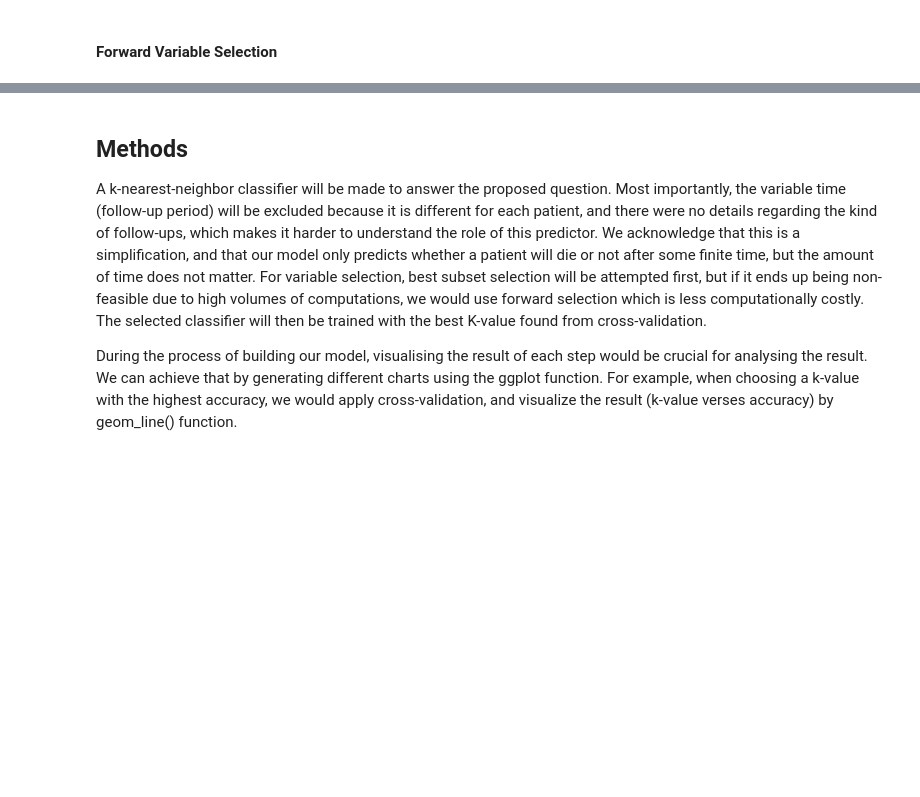
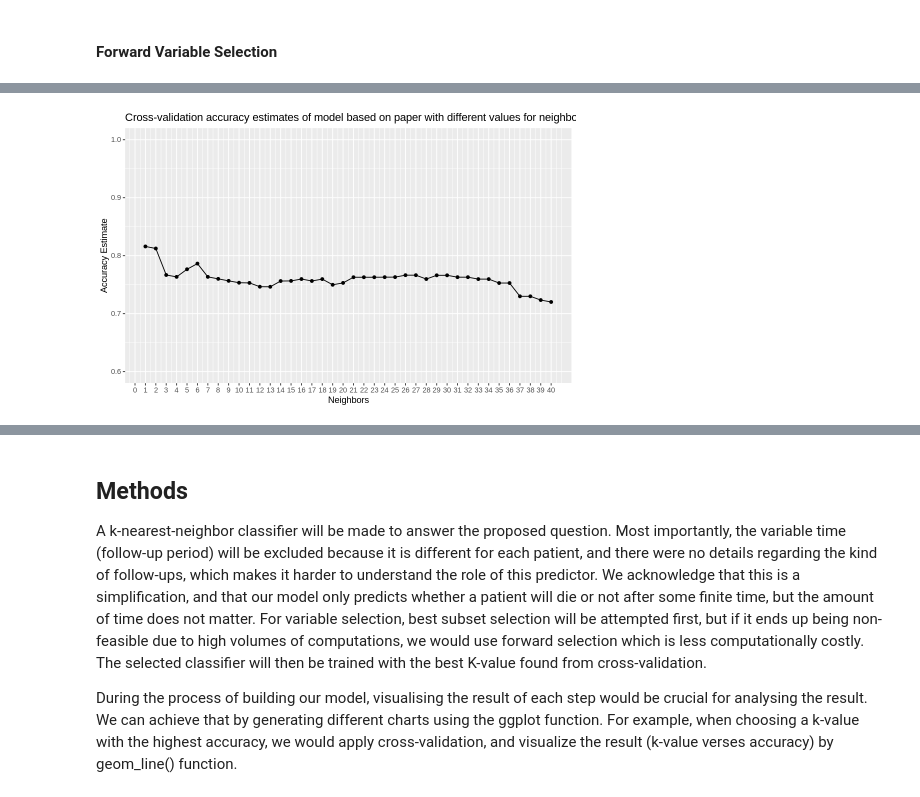
Before and after one commit to ShiyuDeng-Simon/group_project, a Jupyter notebook: Proposal.ipynb, the cells around one changed output, grey strips where cells are left out. Saved outputs shown, nothing was run; the diff lists cells and outputs as text; code cells hidden in the pictures; blank space fills up the shorter version.

```diff
--- a/Proposal.ipynb
+++ b/Proposal.ipynb
@@ -628,41 +788,39 @@ hf_conf_mat <- hf_predictions |>
 # Find the best k value for the model from paper
 set.seed(2130)
 
-gridvals <- tibble(neighbors = seq(from = 1, to = 15, by = 1))
+gridvals <- tibble(neighbors = seq(from = 1, to = 40, by = 1))
 
 #1. Make the recipe (what are the predictors, which is the response variable, what is the data set)
-knn_recipe_k_tuning_paper <- recipe(DEATH_EVENT ~ ejection_fraction + serum_creatinine, data = training_data) |>
-                         step_scale(all_numeric_predictors()) |>
-                         step_center(all_numeric_predictors()) |>
-                         step_upsample(DEATH_EVENT, over_ratio = 1, skip = FALSE) |>
-                         prep()
+knn_recipe_k_tuning_paper <- recipe(DEATH_EVENT ~ ejection_fraction + serum_creatinine, data = balanced_data)
 
 #2. Perform 5-fold CV on the training set
-knn_vfold_k_tuning_paper <- vfold_cv(training_data, v = 5, strata = DEATH_EVENT)
+knn_vfold_k_tuning_paper <- vfold_cv(balanced_data, v = 5, strata = DEATH_EVENT)
 
 #3. Create the specs with tune() for number of neighbors
 knn_k_tuning_paper <- nearest_neighbor(weight_func = "rectangular", neighbors = tune()) |>
     set_engine("kknn") |>
     set_mode("classification")
 
 knn_k_tuning_results_paper <- workflow() |>
     add_recipe(knn_recipe_k_tuning_paper) |>
     add_model(knn_k_tuning_paper) |>
     tune_grid(resamples = knn_vfold_k_tuning_paper, grid = gridvals) |>
     collect_metrics()
 
 accuracies_k_tuning_paper <- knn_k_tuning_results_paper |>
        filter(.metric == "accuracy")
 
 cross_val_plot_paper <- ggplot(accuracies_k_tuning_paper, aes(x = neighbors, y = mean))+
        geom_point() +
        geom_line() +
        labs(x = "Neighbors", y = "Accuracy Estimate") +
        ggtitle("Cross-validation accuracy estimates of model based on paper with different values for neighbors") +
-       scale_x_continuous(breaks = seq(0, 15, by = 1)) +  # adjusting the x-axis
+       scale_x_continuous(breaks = seq(0, 40, by = 1)) +  # adjusting the x-axis
        scale_y_continuous(limits = c(0.6, 1.0)) # adjusting the y-axis
 
 cross_val_plot_paper
+# %% [output]
+[figure, added]
 # %%
 # Find the best model based on the paper and test it against the testing set
 set.seed(2130)
```
Also changed, not shown: parts of 24 cells of this notebook.
